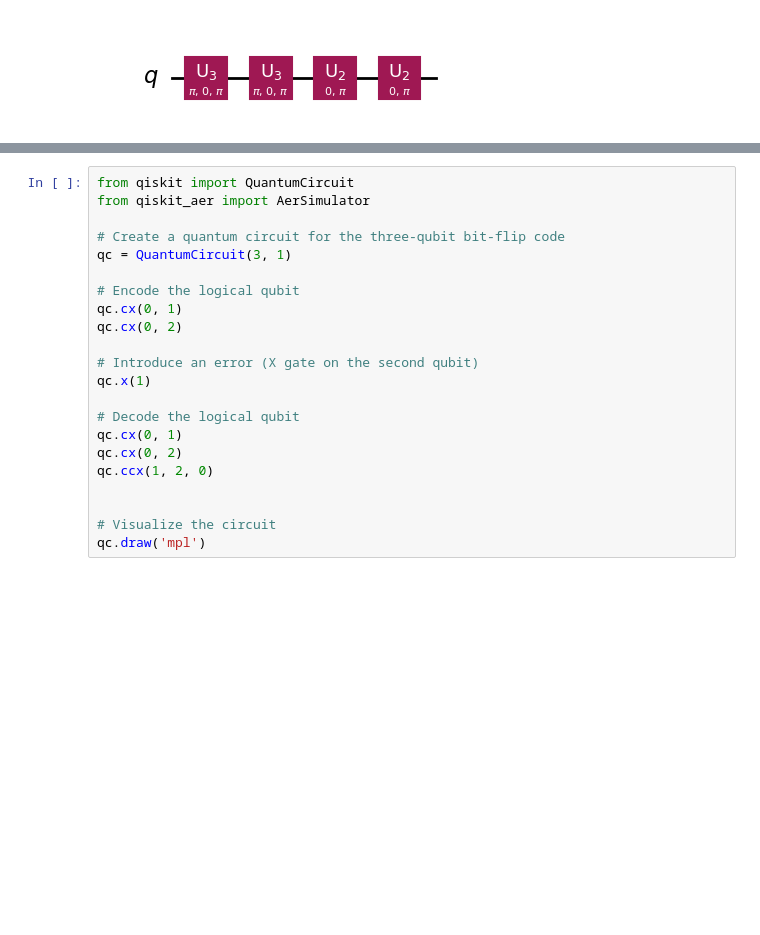
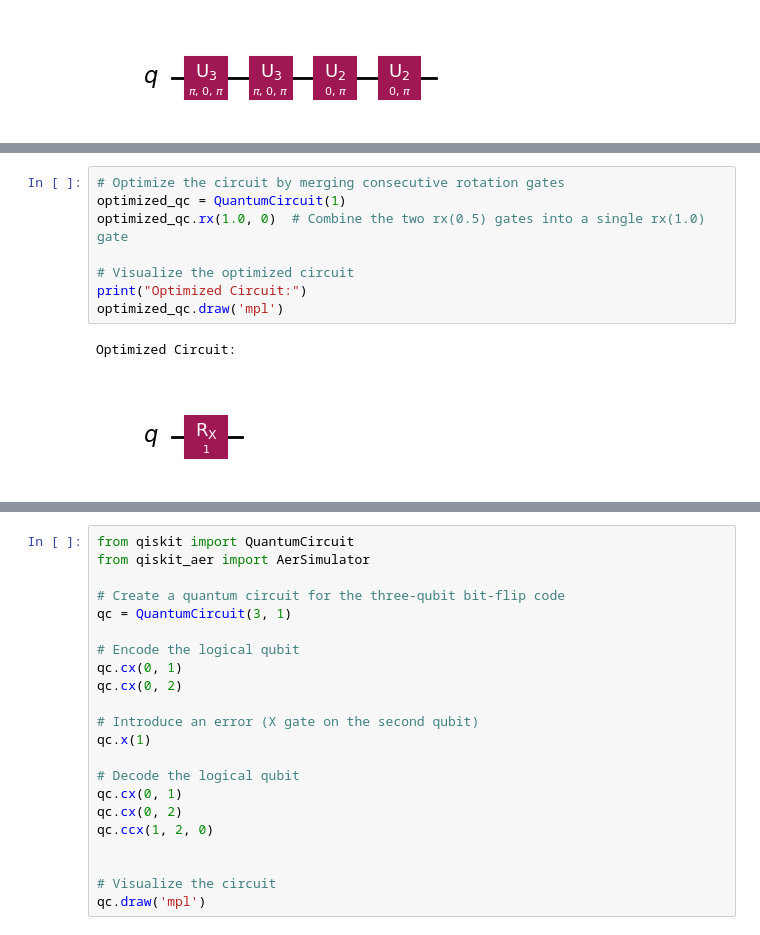
Before and after one commit to lrmulkayhee/quantum_computing_research, a Jupyter notebook: notebooks/advanced_quantum_circuitry.ipynb, the cells around one changed output, grey strips where cells are left out. Cells and saved outputs as stored; diff of their text form; blank space fills up the shorter version.

```diff
--- a/notebooks/advanced_quantum_circuitry.ipynb
+++ b/notebooks/advanced_quantum_circuitry.ipynb
@@ -46,0 +65,11 @@ Optimized Circuit:
+# %%
+# Optimize the circuit by merging consecutive rotation gates
+optimized_qc = QuantumCircuit(1)
+optimized_qc.rx(1.0, 0)  # Combine the two rx(0.5) gates into a single rx(1.0) gate
+
+# Visualize the optimized circuit
+print("Optimized Circuit:")
+optimized_qc.draw('mpl')
+# %% [output]
+Optimized Circuit:
+[figure, added]
```
Also changed, not shown: parts of 25 cells of this notebook.
